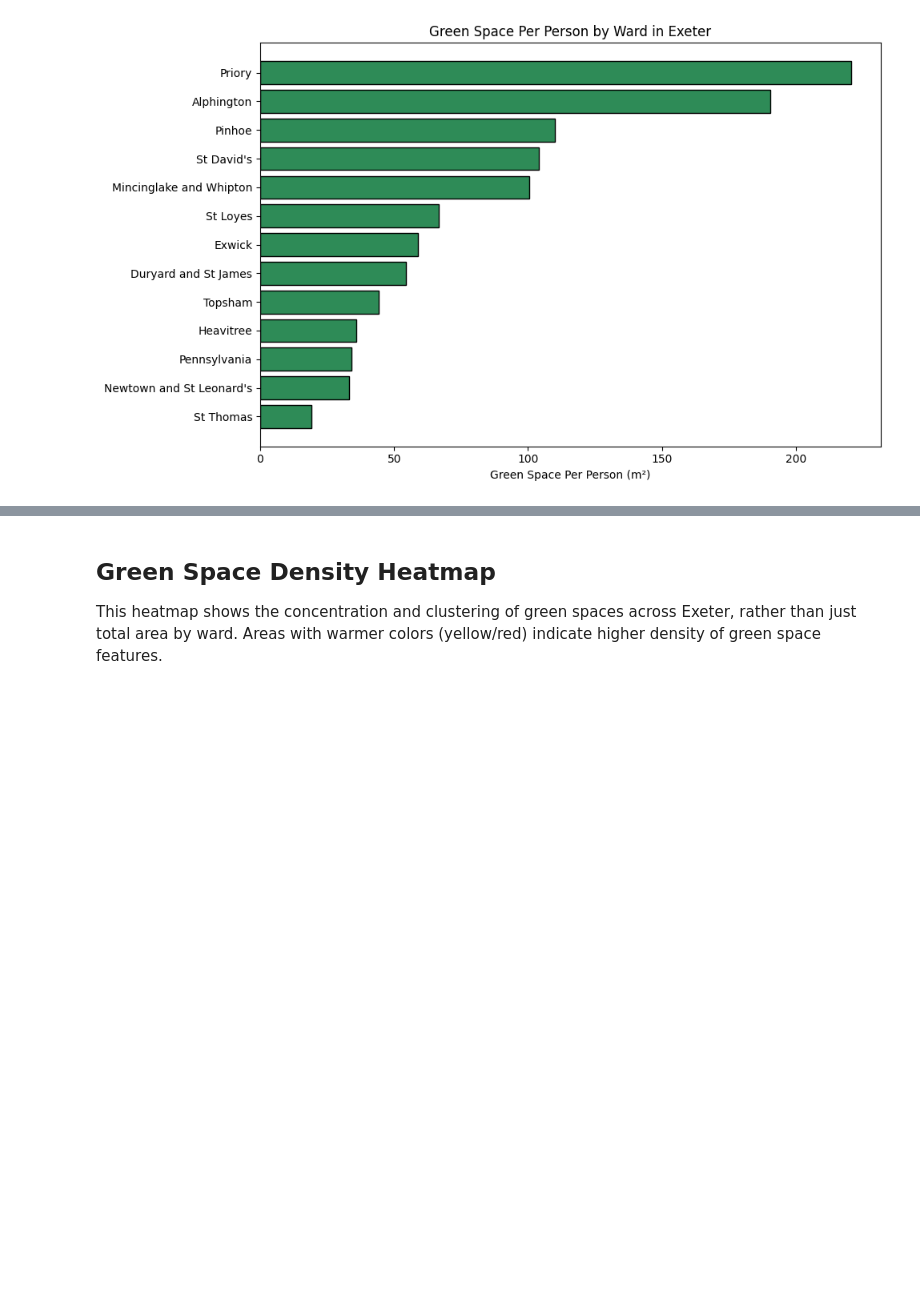
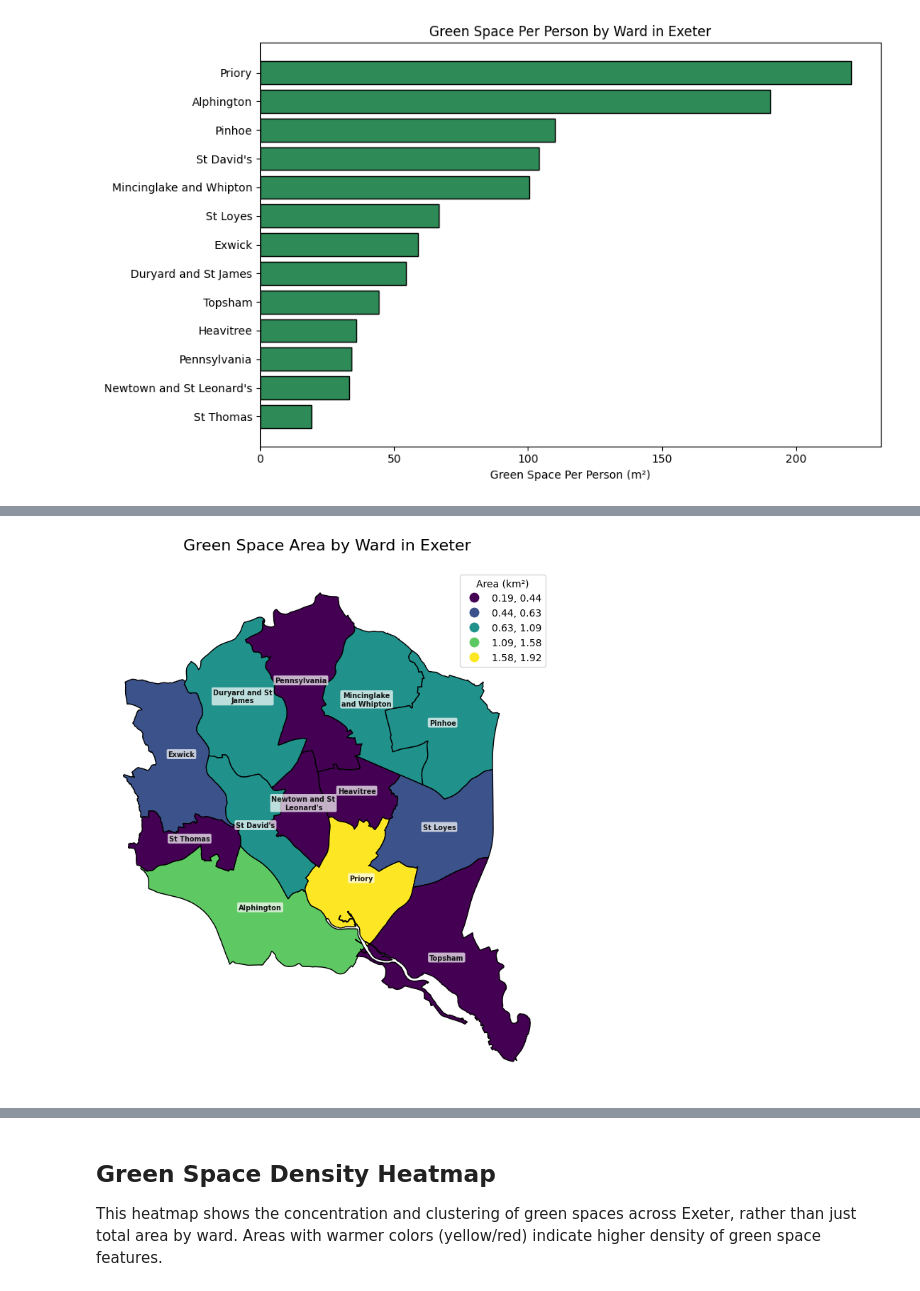
Before and after one commit to livi514/mapping-green-spaces-in-exeter, a Jupyter notebook: geopandas project.ipynb, the cells around one changed output, grey strips where cells are left out. Saved outputs shown, nothing was run; the diff lists cells and outputs as text; code cells hidden in the pictures; blank space fills up the shorter version.

Commit message:
new graphs using jenks natural breaks

```diff
--- a/geopandas project.ipynb
+++ b/geopandas project.ipynb
@@ -263,0 +281,19 @@ plot_bar(exeter, "green_per_person", "Green Space Per Person (m²)", "Green Spac
+# %%
+# choropleth: absolute green space area by ward (natural breaks)
+ax = exeter.plot(
+    column="area_km2",
+    scheme="natural_breaks",
+    k=5,
+    cmap="viridis",
+    legend=True,
+    legend_kwds={"title": "Area (km²)", "fmt": "{:.2f}"},
+    figsize=(10, 8),
+    edgecolor="black",
+)
+add_ward_labels(ax, exeter)
+ax.set_title("Green Space Area by Ward in Exeter", fontsize=16, pad=20)
+ax.set_axis_off()
+plt.tight_layout()
+plt.show()
+# %% [output]
+[figure, added]
```
Also changed, not shown: parts of 3 cells of this notebook.
